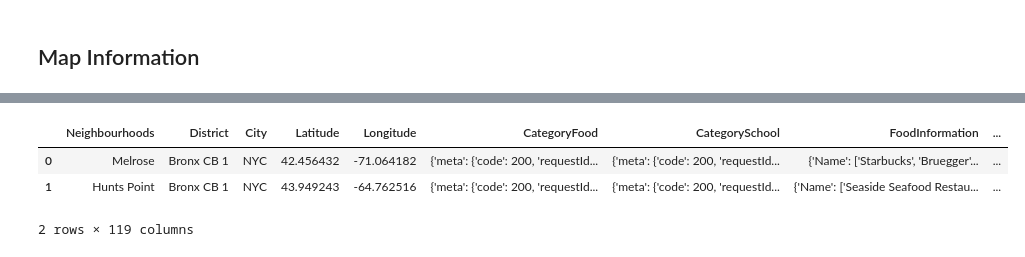
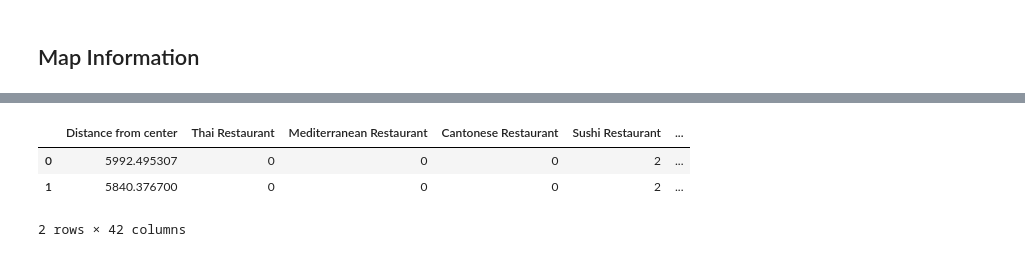
Before and after one commit to TusharGaur/Coursera_Capstone-1, a Jupyter notebook: The Battle of Neighborhoods Project.ipynb, the cells around one changed output, grey strips where cells are left out. Drawn from its saved outputs; the diff is of its cells as text; code cells hidden in the pictures.

```diff
--- a/The Battle of Neighborhoods Project.ipynb
+++ b/The Battle of Neighborhoods Project.ipynb
@@ -285,0 +342,8 @@ toronto.head()
+# %%
+schooltype = pd.Series(list(schooltype))
+for column in schooltype[schooltype.str.contains("College|Elementary|School|University", case=False)]:
+    try:
+        df[column] = df.SchoolInformation.apply(json.loads).apply(lambda x:
+                                                                  x["Category"].count(column) if pd.notna(x) else 0)
+    except:
+        df[column] = df.SchoolInformation.apply(lambda x: x["Category"].count(column) if pd.notna(x) else 0)
@@ -345,4 +396,4 @@ raw_data.to_csv("./data/raw_data.csv", index=False)
 # %%
-restaurant = raw_data.groupby("City")[
-    raw_data.columns[raw_data.columns.str.contains("Restaurant", case=False)]
-].sum().reset_index()
+df["AllRestarant"] = df[
+    df.columns[df.columns.str.contains("Restaurant", case=False)]
+].sum(axis=1)
@@ -385,0 +400,2 @@ plt.show()
+# %%
+df["AllSchool"] = df[["High School", "Elementary School"]].sum(axis=1)
@@ -392,7 +512,12 @@ raw_data["AllRestaurant"] = raw_data[
+# %%
+train_data = df.drop(["Address", "CategoryFood", "Latitude" ,
+                      'Longitude', 'X', 'Y', 'Fast Food Restaurant',
+                      "CategorySchool", "FoodInformation",
+                      "SchoolInformation", 'High School'], axis=1).copy()
 # %%
-raw_data.head(2)
+train_data.head(2)
 # %% [output]
-|  | Neighbourhoods | District | City | Latitude | Longitude | CategoryFood | CategorySchool | FoodInformation | ... |
-| 0 | Melrose | Bronx CB 1 | NYC | 42.456432 | -71.064182 | {'meta': {'code': 200, 'requestId... | {'meta': {'code': 200, 'requestId... | {'Name': ['Starbucks', 'Bruegger'... | ... |
-| 1 | Hunts Point | Bronx CB 1 | NYC | 43.949243 | -64.762516 | {'meta': {'code': 200, 'requestId... | {'meta': {'code': 200, 'requestId... | {'Name': ['Seaside Seafood Restau... | ... |
+|  | Distance from center | Thai Restaurant | Mediterranean Restaurant | Cantonese Restaurant | Sushi Restaurant | ... |
+| 0 | 5992.495307 | 0 | 0 | 0 | 2 | ... |
+| 1 | 5840.376700 | 0 | 0 | 0 | 2 | ... |
-2 rows × 119 columns
+2 rows × 42 columns
```
Also changed, not shown: parts of 124 cells of this notebook, 6 other files.
